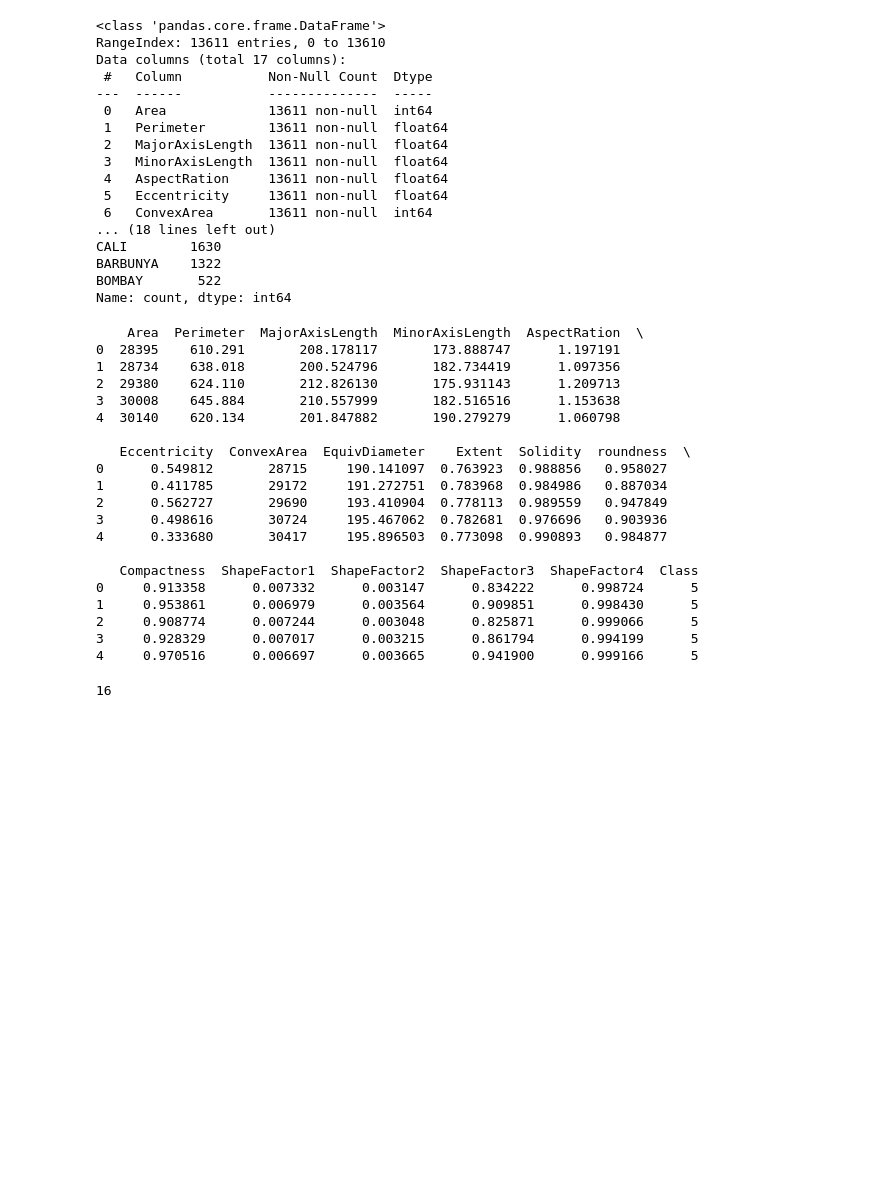
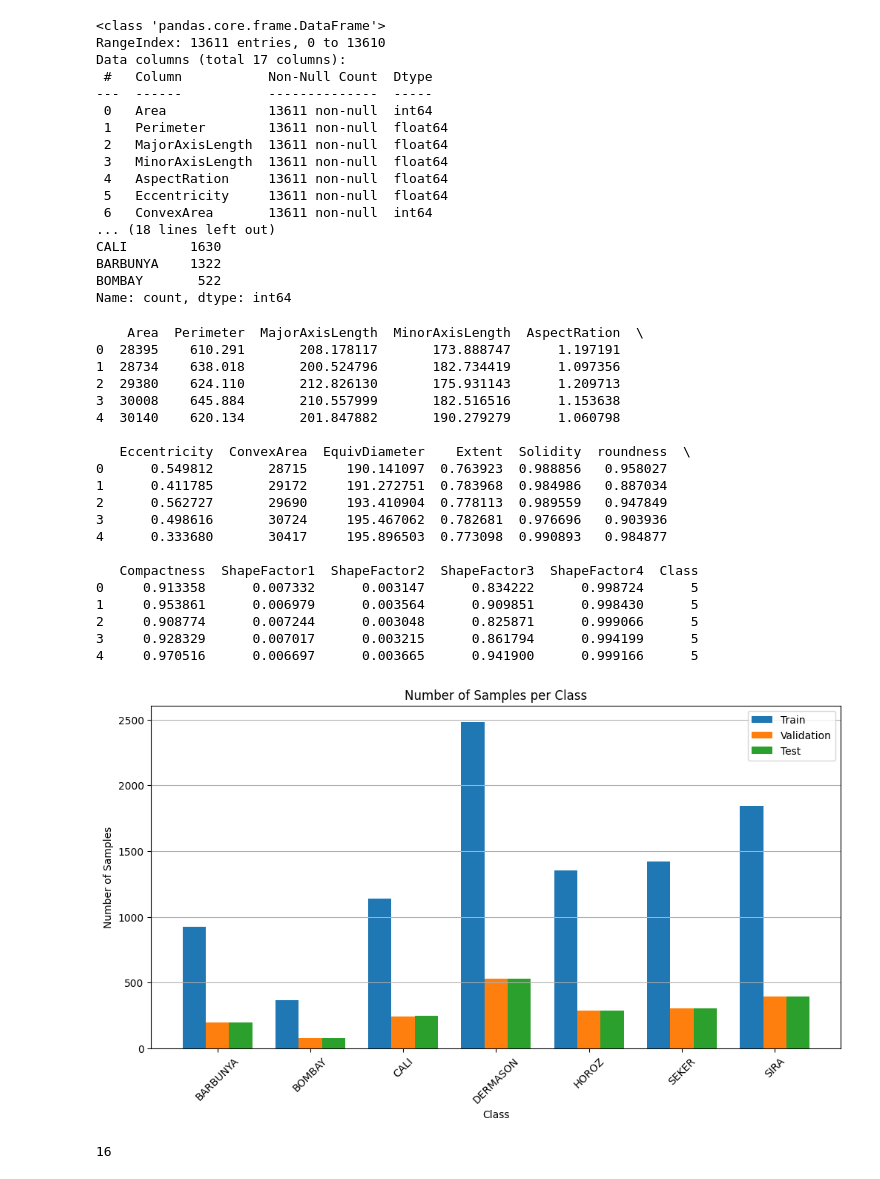
Before and after one commit to thuynguyenhuit/hocsau, a Jupyter notebook: Mô_hình_MLP_Dry_Bean.ipynb, the cells around one changed output. Drawn from its saved outputs; the diff is of its cells as text; code cells hidden in the pictures; blank space fills up the shorter version.

```diff
--- a/Mô_hình_MLP_Dry_Bean.ipynb
+++ b/Mô_hình_MLP_Dry_Bean.ipynb
@@ -128,6 +128,96 @@ X_train = scaler.fit_transform(X_train)
 X_val = scaler.transform(X_val)
 
 X_test = scaler.transform(X_test)
+# %%
+# =========================================
+# BIỂU ĐỒ SỐ LƯỢNG MẪU THEO TỪNG TẬP
+# =========================================
+
+import pandas as pd
+import matplotlib.pyplot as plt
+
+# =========================
+# CHUYỂN TENSOR -> NUMPY
+# =========================
+
+y_train_np = y_train.numpy()
+
+y_val_np = y_val.numpy()
+
+y_test_np = y_test.numpy()
+
+# =========================
+# ĐẾM SỐ LƯỢNG MẪU
+# =========================
+
+train_counts = pd.Series(
+    y_train_np
+).value_counts().sort_index()
+
+val_counts = pd.Series(
+    y_val_np
+).value_counts().sort_index()
+
+test_counts = pd.Series(
+    y_test_np
+).value_counts().sort_index()
+
+# =========================
+# CLASS NAMES
+# =========================
+
+class_names = encoder.classes_
+
+# =========================
+# VẼ BIỂU ĐỒ
+# =========================
+
+x = range(len(class_names))
+
+width = 0.25
+
+plt.figure(figsize=(12,6))
+
+plt.bar(
+    [i - width for i in x],
+    train_counts,
+    width=width,
+    label='Train'
+)
+
+plt.bar(
+    x,
+    val_counts,
+    width=width,
+    label='Validation'
+)
+
+plt.bar(
+    [i + width for i in x],
+    test_counts,
+    width=width,
+    label='Test'
+)
+
+# =========================
+# LABEL
+# =========================
+
+plt.xticks(x, class_names, rotation=45)
+
+plt.xlabel("Class")
+
+plt.ylabel("Number of Samples")
+
+plt.title("Number of Samples per Class")
+
+plt.legend()
+
+plt.grid(axis='y')
+
+plt.show()
+# %% [output]
+[figure, added]
 # %%
 # =========================================
 # 8. CHUYỂN SANG TENSOR
```
Also changed, not shown: parts of 13 cells of this notebook.
